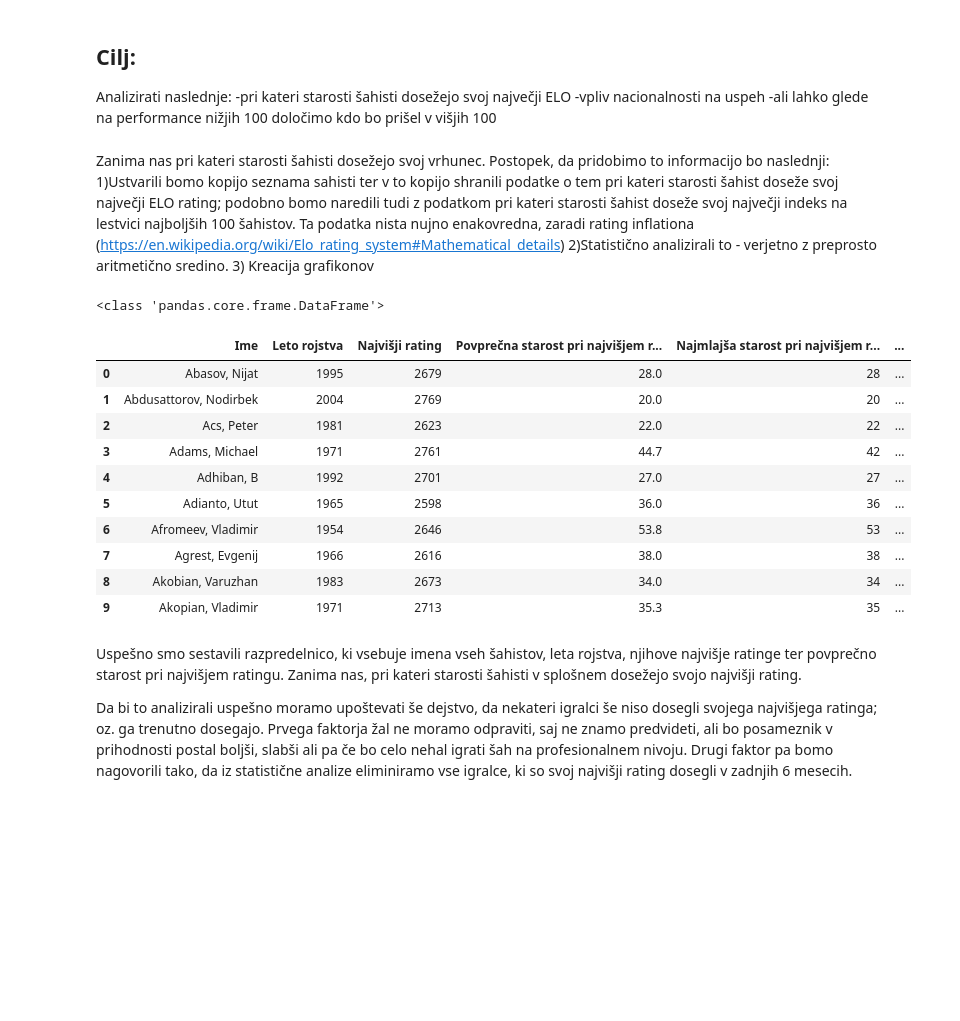
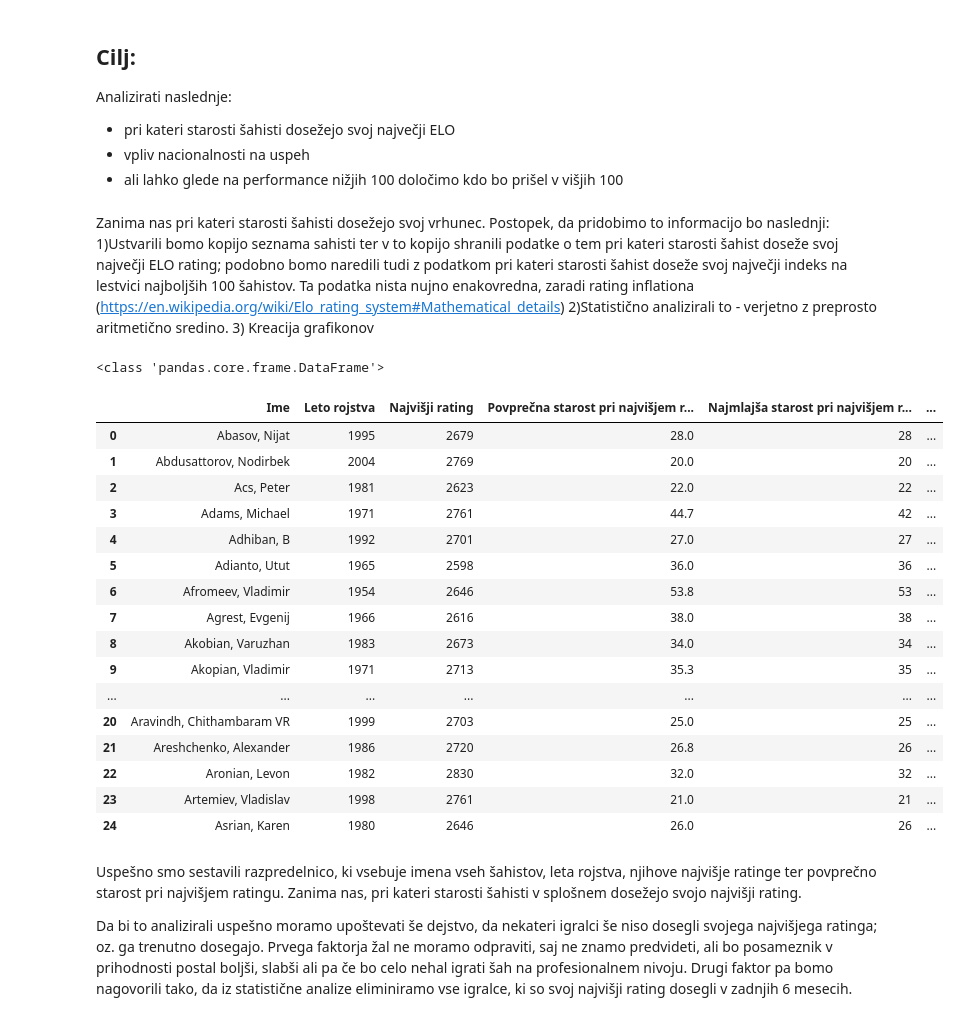
Before and after one commit to HugoTrebse/UVP-projektna-naloga, a Jupyter notebook: analiza.ipynb, the cells around one changed output. Cells and saved outputs as stored; diff of their text form; code cells hidden in the pictures; blank space fills up the shorter version.

```diff
--- a/analiza.ipynb
+++ b/analiza.ipynb
@@ -7,9 +7,9 @@ import seaborn as sbrn
 # %% [markdown]
 ## Cilj:
 Analizirati naslednje:
--pri kateri starosti šahisti dosežejo svoj največji ELO
--vpliv nacionalnosti na uspeh
--ali lahko glede na performance nižjih 100 določimo kdo bo prišel v višjih 100
+- pri kateri starosti šahisti dosežejo svoj največji ELO
+- vpliv nacionalnosti na uspeh
+- ali lahko glede na performance nižjih 100 določimo kdo bo prišel v višjih 100
 # %% [markdown]
 Zanima nas pri kateri starosti šahisti dosežejo svoj vrhunec. Postopek, da pridobimo to informacijo bo naslednji:
     1)Ustvarili bomo kopijo seznama sahisti ter v to kopijo shranili podatke o tem pri kateri starosti šahist doseže svoj največji ELO rating; podobno bomo naredili tudi z podatkom pri kateri starosti šahist doseže svoj največji indeks na lestvici najboljših 100 šahistov. Ta podatka nista nujno enakovredna, zaradi rating inflationa (https://en.wikipedia.org/wiki/Elo_rating_system#Mathematical_details)
@@ -45,34 +45,40 @@ print(type(general_info))
 
 for sahist in sahisti_elo:
     ime_sahista = sahist['Ime']
     maksimumi = sahist['Maksimumi']
     sahist['Najvišji rating'] = maksimumi[0][1]
     sahist['Starosti ob najvišjih ratingih'] = []
     #Opomnik: maksimum je seznam nizov dveh podatkov, prvi je datum, drugi pa maksimalni elo šahista
     for indeks, vrstica in general_info.iterrows():
         if vrstica['Ime'] == ime_sahista:
             sahist['Leto rojstva'] = vrstica['Leto rojstva']
     for maksimum in maksimumi:
         sahist['Starosti ob najvišjih ratingih'].append(int(maksimum[0][3:]) - sahist['Leto rojstva'])
     sahist['Povprečna starost pri najvišjem ratingu'] = round(mean(sahist['Starosti ob najvišjih ratingih']), 1)
     sahist['Najmlajša starost pri najvišjem ratingu'] = min(sahist['Starosti ob najvišjih ratingih'])
     sahist['Največja starost pri najvišjem ratingu'] = max(sahist['Starosti ob najvišjih ratingih'])
 sahisti_elo_pandas = pd.DataFrame(sahisti_elo, columns=['Ime', 'Leto rojstva', 'Najvišji rating', 'Povprečna starost pri najvišjem ratingu', 'Najmlajša starost pri najvišjem ratingu', 'Največja starost pri najvišjem ratingu'])
 
-sahisti_elo_pandas.head(10)
+sahisti_elo_pandas.head(25)
 # %% [output]
 <class 'pandas.core.frame.DataFrame'>
 |  | Ime | Leto rojstva | Najvišji rating | Povprečna starost pri najvišjem r... | Najmlajša starost pri najvišjem r... | ... |
 | 0 | Abasov, Nijat | 1995 | 2679 | 28.0 | 28 | ... |
 | 1 | Abdusattorov, Nodirbek | 2004 | 2769 | 20.0 | 20 | ... |
 | 2 | Acs, Peter | 1981 | 2623 | 22.0 | 22 | ... |
 | 3 | Adams, Michael | 1971 | 2761 | 44.7 | 42 | ... |
 | 4 | Adhiban, B | 1992 | 2701 | 27.0 | 27 | ... |
 | 5 | Adianto, Utut | 1965 | 2598 | 36.0 | 36 | ... |
 | 6 | Afromeev, Vladimir | 1954 | 2646 | 53.8 | 53 | ... |
 | 7 | Agrest, Evgenij | 1966 | 2616 | 38.0 | 38 | ... |
 | 8 | Akobian, Varuzhan | 1983 | 2673 | 34.0 | 34 | ... |
 | 9 | Akopian, Vladimir | 1971 | 2713 | 35.3 | 35 | ... |
+| ... | ... | ... | ... | ... | ... | ... |
+| 20 | Aravindh, Chithambaram VR | 1999 | 2703 | 25.0 | 25 | ... |
+| 21 | Areshchenko, Alexander | 1986 | 2720 | 26.8 | 26 | ... |
+| 22 | Aronian, Levon | 1982 | 2830 | 32.0 | 32 | ... |
+| 23 | Artemiev, Vladislav | 1998 | 2761 | 21.0 | 21 | ... |
+| 24 | Asrian, Karen | 1980 | 2646 | 26.0 | 26 | ... |
 # %% [markdown]
 Uspešno smo sestavili razpredelnico, ki vsebuje imena vseh šahistov, leta rojstva, njihove najvišje ratinge ter povprečno starost pri najvišjem ratingu.
 Zanima nas, pri kateri starosti šahisti v splošnem dosežejo svojo najvišji rating.
```
Also changed, not shown: parts of 2 cells of this notebook.
